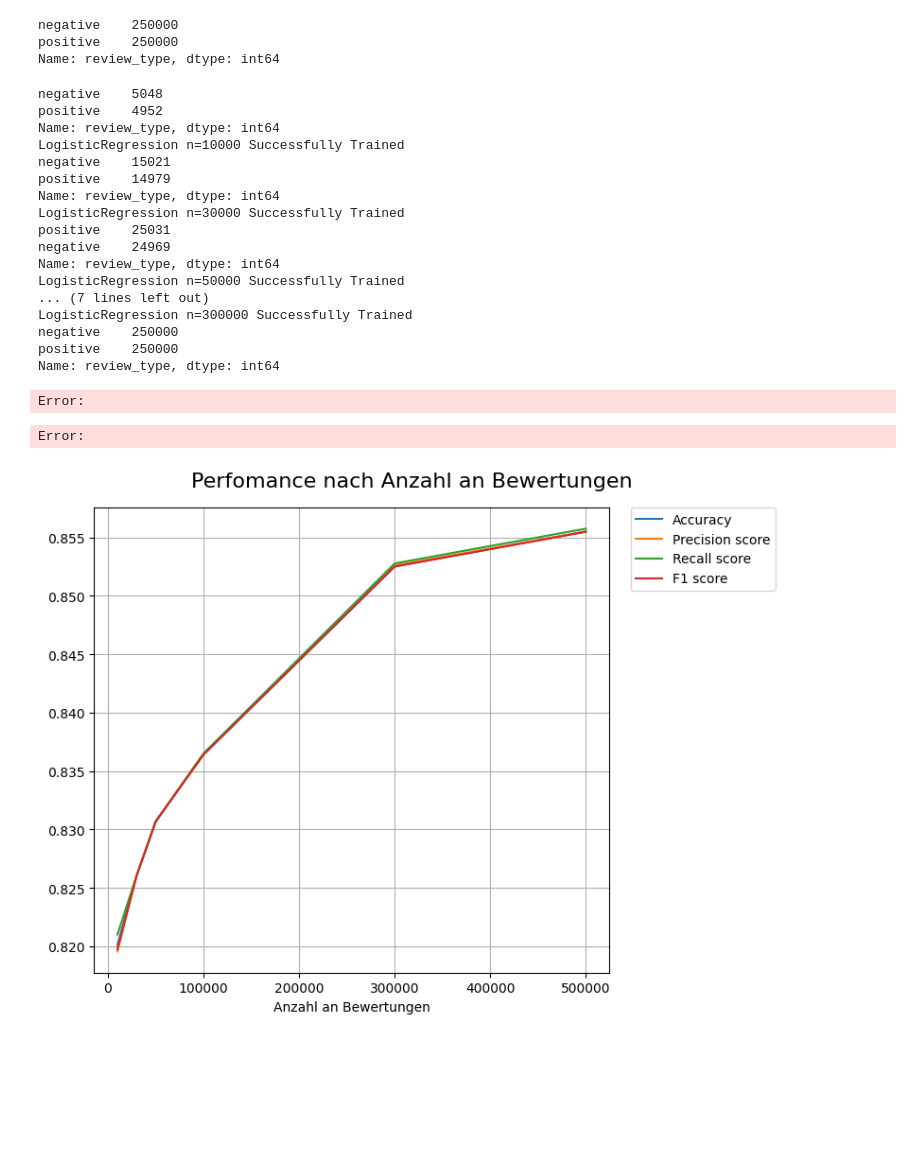
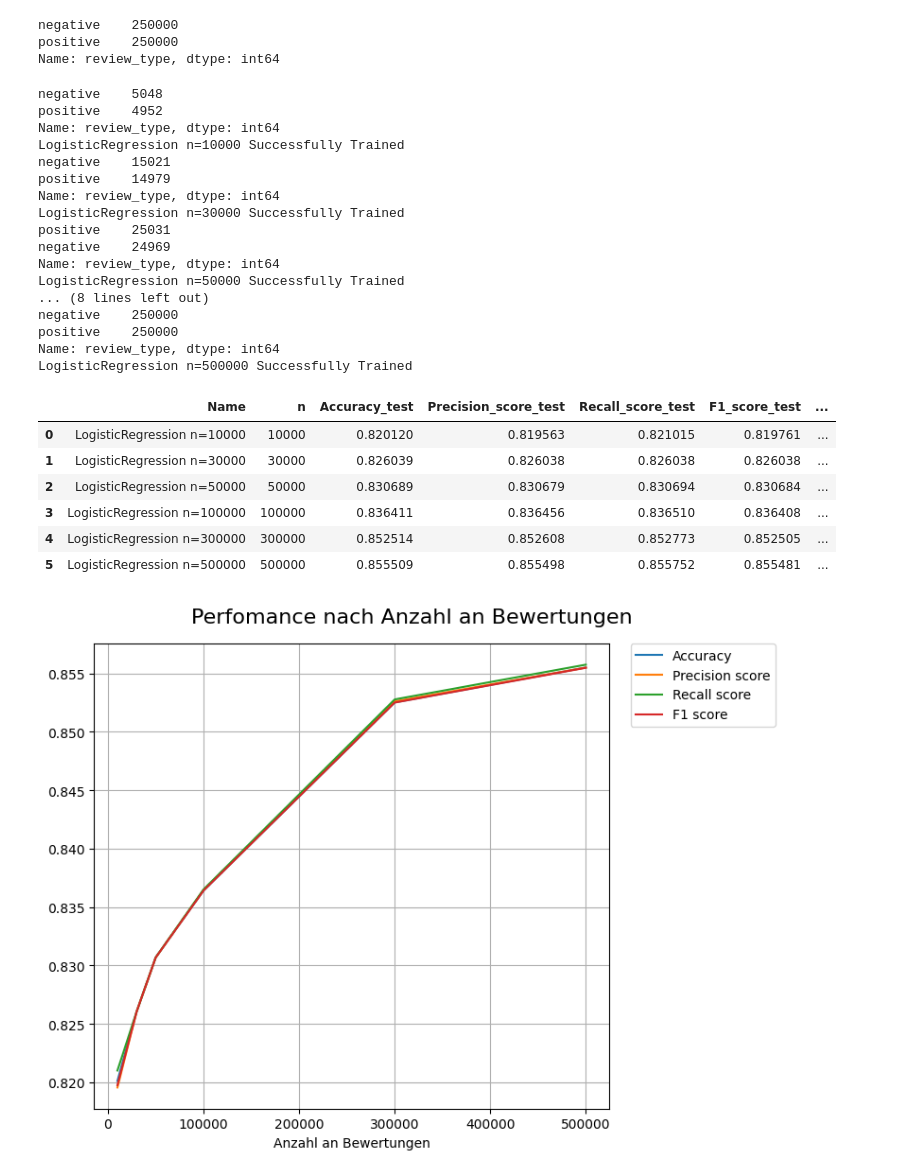
Before and after one commit to OskarRabe/SentimentAnalysis2, a Jupyter notebook: PerformanceVsDatasize.ipynb, the cells around one changed output. Cells and saved outputs as stored; diff of their text form; code cells hidden in the pictures; blank space fills up the shorter version.

```diff
--- a/PerformanceVsDatasize.ipynb
+++ b/PerformanceVsDatasize.ipynb
@@ -39,7 +40,8 @@ Name: review_type, dtype: int64
 import time
 from sklearn.feature_extraction.text import TfidfVectorizer
 from sklearn.linear_model import LogisticRegression
-from sklearn.metrics import accuracy_score, f1_score, precision_score, recall_score, classification_report, precision_recall_fscore_support
+from sklearn.metrics import accuracy_score, f1_score, precision_score, recall_score, classification_report, \
+    precision_recall_fscore_support
 from sklearn.model_selection import train_test_split
 from sklearn.preprocessing import LabelEncoder
 import matplotlib.pyplot as plt
@@ -74,7 +76,7 @@ for amount in dataset_size:
     X_dev, X_test, y_dev, y_test = train_test_split(X_test, y_test, test_size=test_ratio / (test_ratio + dev_ratio),
                                                     random_state=42)
 
-    name = 'LogisticRegression n='+str(amount)
+    name = 'LogisticRegression n=' + str(amount)
     Name.append(name)
     begin = time.time()
     model = LogisticRegression(random_state=42, n_jobs=-1, max_iter=10_000)
@@ -99,39 +101,46 @@ for amount in dataset_size:
     class_fscore.append(fscore)
     class_support.append(support)
     Accuracy_test.append(accuracy_score(prediction_test, y_test))
     Precision_test.append(precision_score(
         prediction_test, y_test, average='macro'))
     Recall_test.append(recall_score(prediction_test, y_test, average='macro'))
     F1_Score_test.append(f1_score(prediction_test, y_test, average='macro'))
     Time_Taken_test.append(end - begin)
-Dict_dev_unbalance = {'Name': Name, 'n': dataset_size, 'Accuracy_dev': Accuracy_dev, 'Precision_score_dev': Precision_dev, 'Recall_score_dev': Recall_dev,
+Dict_dev_unbalance = {'Name': Name, 'n': dataset_size, 'Accuracy_dev': Accuracy_dev,
+                      'Precision_score_dev': Precision_dev, 'Recall_score_dev': Recall_dev,
                       'F1_score_dev': F1_Score_dev, 'Time Taken_dev': Time_Taken_dev}
-Dict_test_unbalance = {'Name': Name, 'n': dataset_size, 'Accuracy_test': Accuracy_test, 'Precision_score_test': Precision_test, 'Recall_score_test': Recall_test,
+Dict_test_unbalance = {'Name': Name, 'n': dataset_size, 'Accuracy_test': Accuracy_test,
+                       'Precision_score_test': Precision_test, 'Recall_score_test': Recall_test,
                        'F1_score_test': F1_Score_test, 'Time Taken_test': Time_Taken_test}
 model_df_dev_unbalance = pd.DataFrame(Dict_dev_unbalance)
 # model_df_dev
 model_df_test_unbalance = pd.DataFrame(Dict_test_unbalance)
 model_df_test_unbalance
 # %% [output]
 negative    5048
 positive    4952
 Name: review_type, dtype: int64
 LogisticRegression n=10000 Successfully Trained
 negative    15021
 positive    14979
 Name: review_type, dtype: int64
 LogisticRegression n=30000 Successfully Trained
 positive    25031
 negative    24969
 Name: review_type, dtype: int64
 LogisticRegression n=50000 Successfully Trained
-... (7 lines left out)
-LogisticRegression n=300000 Successfully Trained
+... (8 lines left out)
 negative    250000
 positive    250000
 Name: review_type, dtype: int64
+LogisticRegression n=500000 Successfully Trained
-Error:
-Error:
+|  | Name | n | Accuracy_test | Precision_score_test | Recall_score_test | F1_score_test | ... |
+| 0 | LogisticRegression n=10000 | 10000 | 0.820120 | 0.819563 | 0.821015 | 0.819761 | ... |
+| 1 | LogisticRegression n=30000 | 30000 | 0.826039 | 0.826038 | 0.826038 | 0.826038 | ... |
+| 2 | LogisticRegression n=50000 | 50000 | 0.830689 | 0.830679 | 0.830694 | 0.830684 | ... |
+| 3 | LogisticRegression n=100000 | 100000 | 0.836411 | 0.836456 | 0.836510 | 0.836408 | ... |
+| 4 | LogisticRegression n=300000 | 300000 | 0.852514 | 0.852608 | 0.852773 | 0.852505 | ... |
+| 5 | LogisticRegression n=500000 | 500000 | 0.855509 | 0.855498 | 0.855752 | 0.855481 | ... |
 # %%
 plt.rcParams["figure.figsize"] = 8, 6
 fig, (ax, lax) = plt.subplots(ncols=2, gridspec_kw={"width_ratios": [9, 1]})
```
Also changed, not shown: parts of 11 cells of this notebook, 3 other files.
